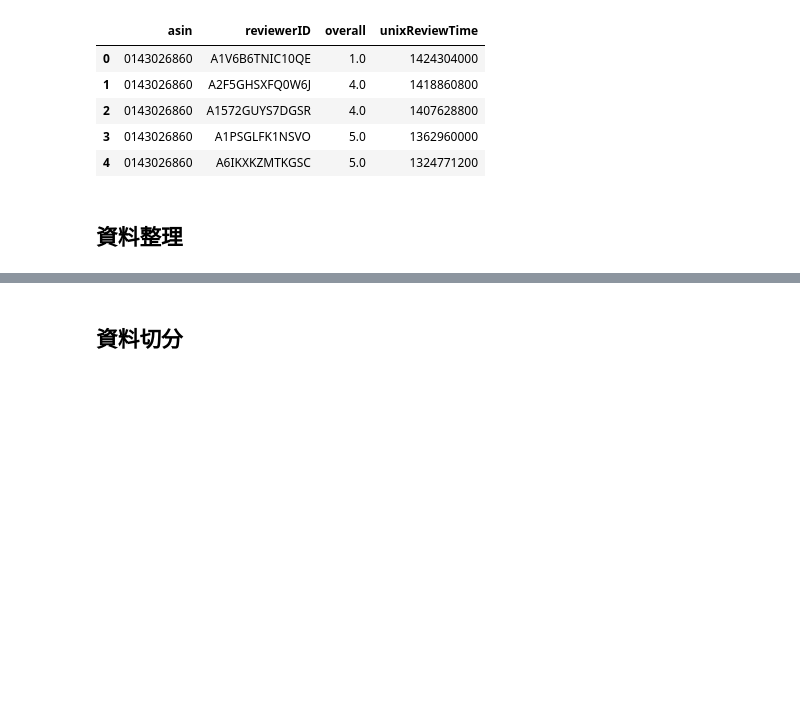
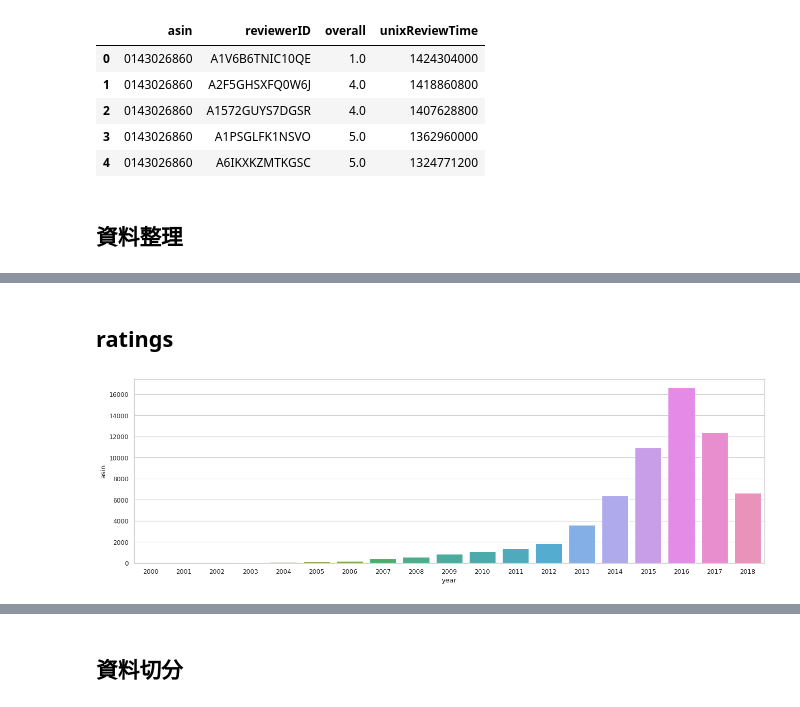
Before and after one commit to milanazhang/data-course-sample, a Jupyter notebook: content-based.ipynb, the cells around one changed output, grey strips where cells are left out. Drawn from its saved outputs; the diff is of its cells as text; code cells hidden in the pictures; blank space fills up the shorter version.

```diff
--- a/content-based.ipynb
+++ b/content-based.ipynb
@@ -52,0 +210,13 @@ ratings['DATE'] = pd.to_datetime(ratings['unixReviewTime'], unit='s')
+# %% [markdown]
+## ratings
+# %%
+ratings["year"] = ratings["DATE"].astype(str).str.extract("(\d\d\d\d)-(\d\d)-(\d\d)")[0]
+ratings["month"] = ratings["DATE"].astype(str).str.extract("(\d\d\d\d)-(\d\d)-(\d\d)")[1]
+ratings["day"] = ratings["DATE"].astype(str).str.extract("(\d\d\d\d)-(\d\d)-(\d\d)")[2]
+# %%
+tmp_df = ratings.groupby("year").nunique("asin").reset_index()
+sns.set_theme(style="whitegrid")
+plt.figure(figsize=(20, 6), dpi=80)
+ax = sns.barplot(x="year", y="asin", data=tmp_df)
+# %% [output]
+[figure, added]
```
Also changed, not shown: parts of 20 cells of this notebook.
